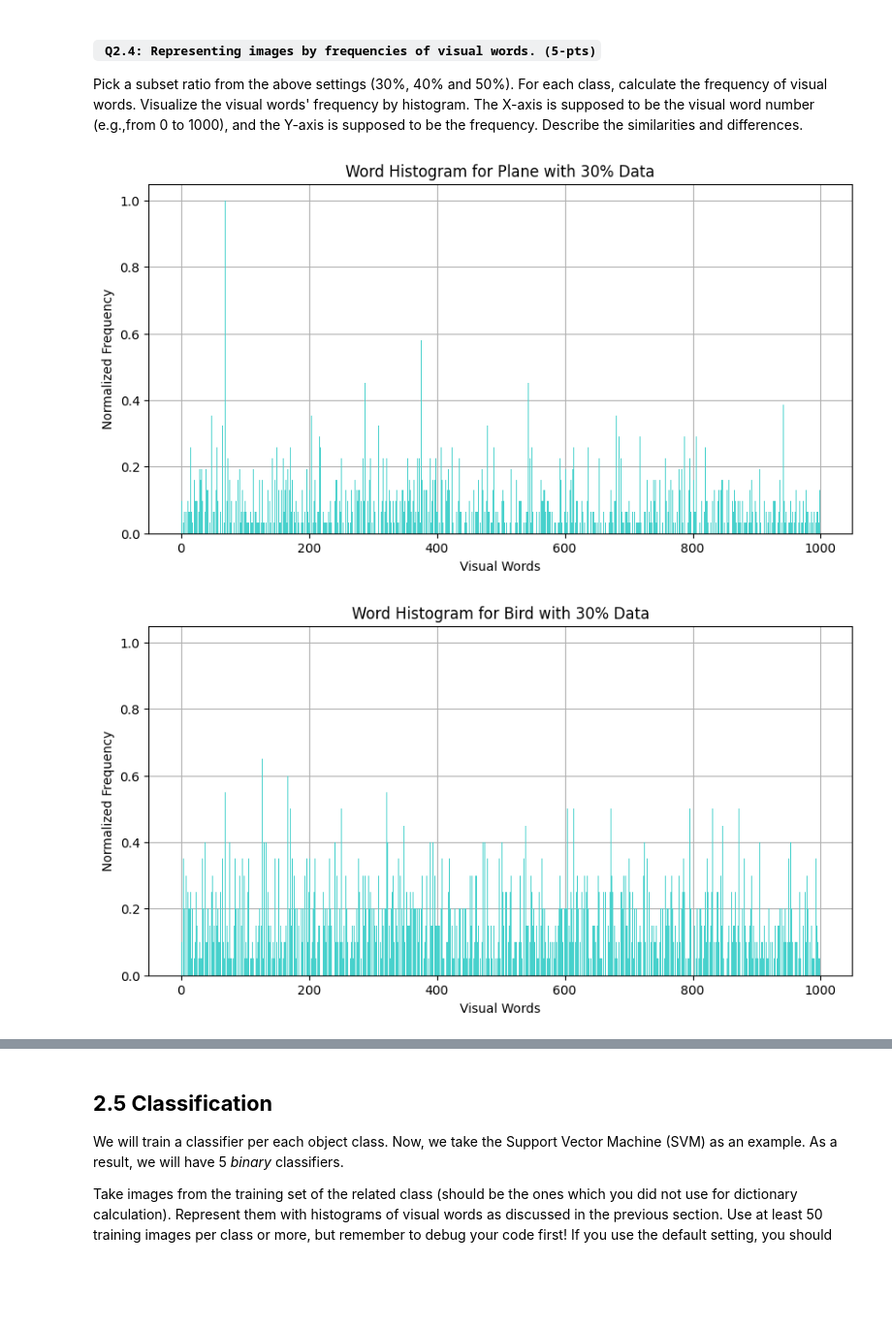
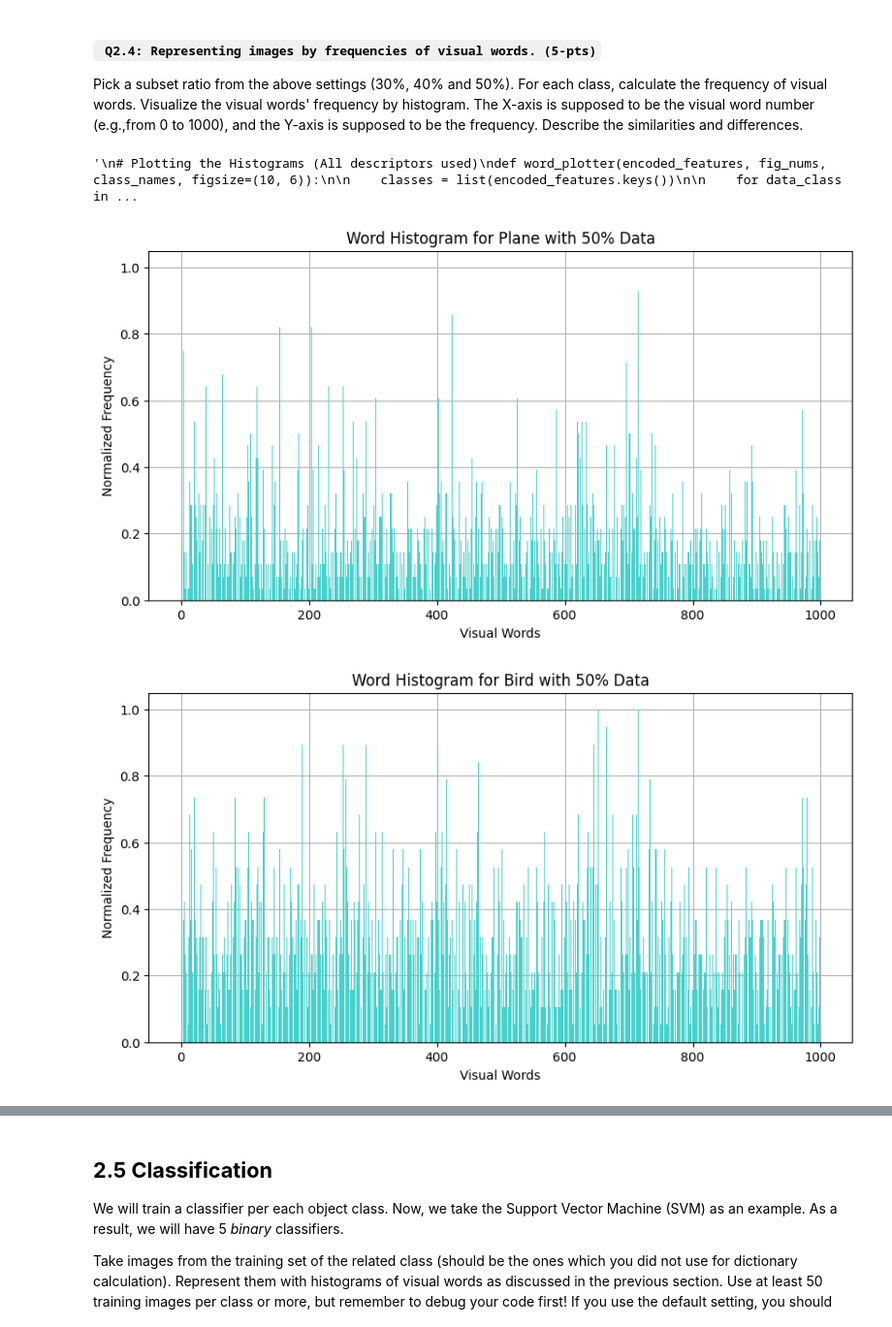
Before and after one commit to ekinfergan/ComputerVision1-UvA, a Jupyter notebook: Lab5/CV1 Final Lab 1.ipynb, the cells around one changed output, grey strips where cells are left out. Shown: that part at 97% size. Cells and saved outputs as stored; diff of their text form; code cells hidden in the pictures; blank space fills up the shorter version.

```diff
--- a/Lab5/CV1 Final Lab 1.ipynb
+++ b/Lab5/CV1 Final Lab 1.ipynb
@@ -143,7 +143,7 @@ idx_list       = np.argsort(training_label)
 training_data  = training_data[idx_list]
 training_label = training_label[idx_list]
 
-class_names = ["Plane", "Bird", "Boat", "Horse", "Car"]  # Reference for labels: 0 = Plane/Jet, 1 = Bird, 2 = Boat, 3 = Horse, 4 = Car
+class_names = ["Plane", "Bird", "Ship", "Horse", "Automobile"]
 num_classes = 5
 
 # Feature Extraction Function
@@ -156,6 +156,9 @@ def feature_extractor(training_data):
 
         img_gray = cv2.cvtColor(img, cv2.COLOR_BGR2GRAY) # Grayscaling to reduce complexity
         kp, desc = sift.detectAndCompute(img_gray, None)
+        # ensure that there are descriptors for all images
+        if desc is None:
+            desc = np.zeros((1, sift.descriptorSize()), np.float32)
 
         keypoints.append(kp)
         descriptors.append(desc)
@@ -327,7 +330,7 @@ def encode_features(all_images_descriptors, kmeans):
 
     return encoded_features
 
-encoded_features = encode_features(descriptors, vocab_30) # Done using 30% subset
+encoded_features = encode_features(descriptors, vocab_50) # Done using 30% subset
 # Print length of encoded features for each image (0 for no descriptors)
 # print([len(feature) if feature is not None else 0 for feature in encoded_features])
 ######################
@@ -395,40 +400,42 @@ fig_nums = [idx for idx in range(5, 10)] # For Plot Numbering
 word_plotter(encoded_features, fig_nums, class_names, figsize=(15, 4))
 '''
 ################################
+# %% [output]
+'\n# Plotting the Histograms (All descriptors used)\ndef word_plotter(encoded_features, fig_nums, class_names, figsize=(10, 6)):\n\n    classes = list(encoded_features.keys())\n\n    for data_class in ...
 # %%
 ######################
 def word_plotter(encoded_features, vocab_size, class_names, subset_ratio, figsize=(10, 6)):
 
     #  calculate how many data points we want based on the subset ratio
     subset_size = int(len(encoded_features) * subset_ratio)
-    subset_values = np.random.choice(len(encoded_features), subset_size, replace=False)
+    subset_random_idxs = np.random.choice(len(encoded_features), subset_size, replace=False)
 
     for curr_class, class_name in enumerate(class_names):
         word_count = np.zeros(vocab_size)
 
-        for i in subset_values:
+        for i in subset_random_idxs:
             image_features = encoded_features[i]
-            # if the image belongs to the current class and has some features, count the words
+            # if the i-th image belongs to the current class and has some features, count the words
             if training_label[i] == curr_class and image_features is not None:
                 for word in image_features:
                     word_count[word] += 1
 
         # normalize to max count
         word_count = word_count / np.max(word_count)
 
         # plotting
         plt.figure(figsize=figsize)
         plt.bar(range(vocab_size), word_count, color='mediumturquoise')
         plt.grid(True)
         plt.title(f"Word Histogram for {class_name} with {int(subset_ratio*100)}% Data")
         plt.xlabel("Visual Words")
         plt.ylabel("Normalized Frequency")
         plt.show()
 
 # testing with a subset of 30% of the data
-subset_ratio = 0.3
+subset_ratio = 0.5
 word_plotter(encoded_features, vocabulary_size, class_names, subset_ratio, figsize=(10, 5))
 ######################
 # %% [output]
-[figure, old version]
+[figure, new version]
-[figure, old version]
+[figure, new version]
```
Also changed, not shown: parts of 6 cells of this notebook.
